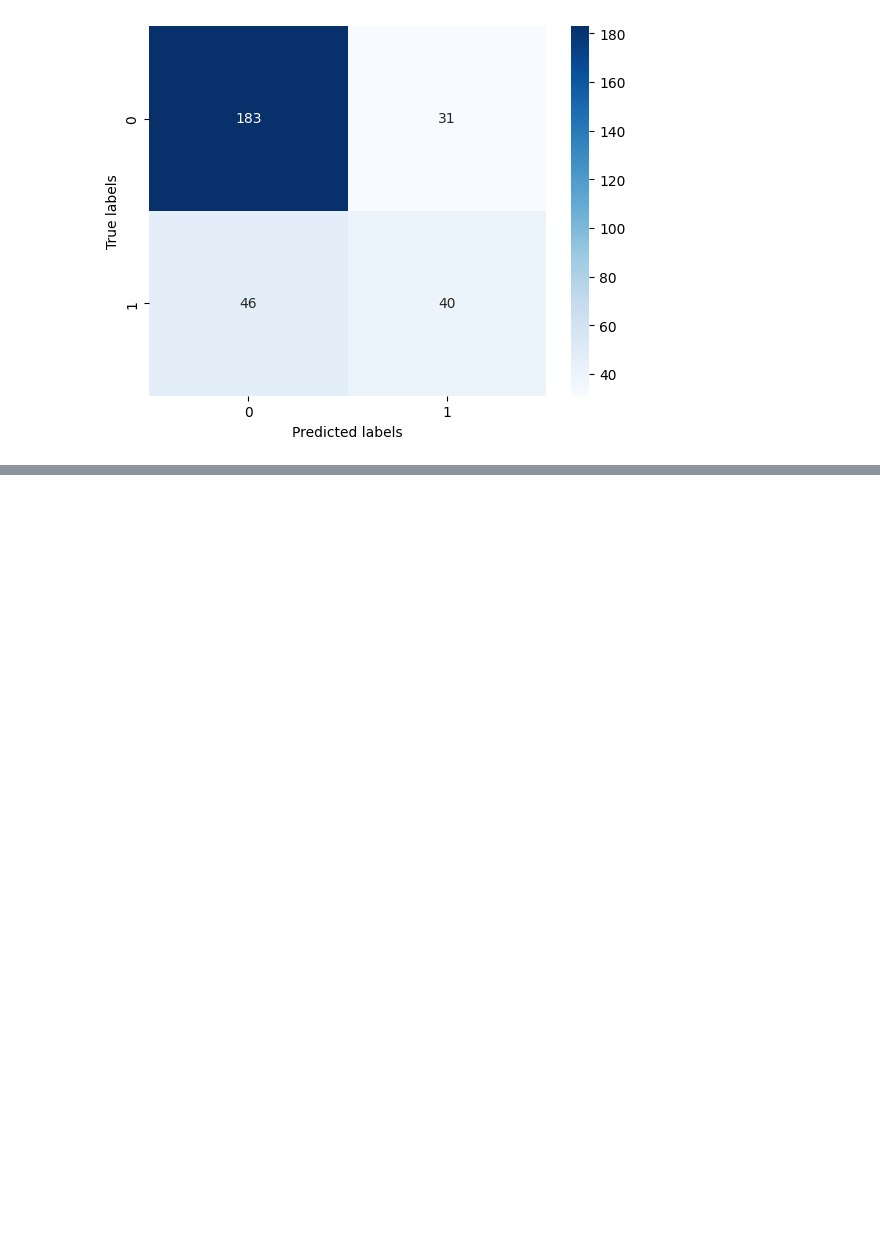
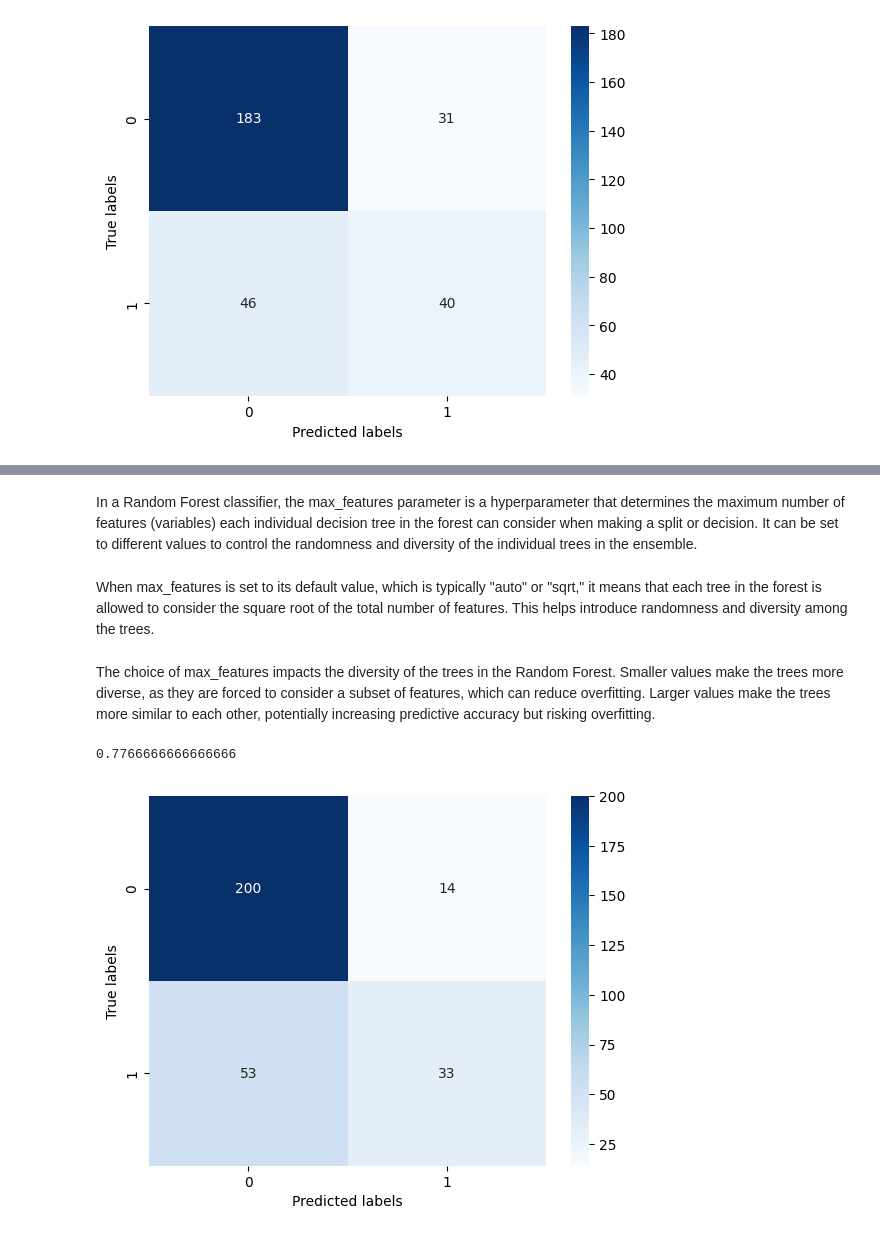
Before and after one commit to manasdhir/loan-defaulter-classification, a Jupyter notebook: Decision_trees.ipynb, the cells around one changed output, grey strips where cells are left out. Saved outputs shown, nothing was run; the diff lists cells and outputs as text; code cells hidden in the pictures; blank space fills up the shorter version.

```diff
--- a/Decision_trees.ipynb
+++ b/Decision_trees.ipynb
@@ -242,0 +371,24 @@ plt.show()
+# %% [markdown]
+
+In a Random Forest classifier, the max_features parameter is a hyperparameter that determines the maximum number of features (variables) each individual decision tree in the forest can consider when making a split or decision. It can be set to different values to control the randomness and diversity of the individual trees in the ensemble.
+# %% [markdown]
+When max_features is set to its default value, which is typically "auto" or "sqrt," it means that each tree in the forest is allowed to consider the square root of the total number of features. This helps introduce randomness and diversity among the trees.
+# %% [markdown]
+The choice of max_features impacts the diversity of the trees in the Random Forest. Smaller values make the trees more diverse, as they are forced to consider a subset of features, which can reduce overfitting. Larger values make the trees more similar to each other, potentially increasing predictive accuracy but risking overfitting.
+# %%
+from sklearn.ensemble import RandomForestClassifier
+rfcl = RandomForestClassifier(n_estimators = 50, random_state=1,max_features=12)
+rfcl = rfcl.fit(x_train, y_train)
+# %%
+y_predict = rfcl.predict(x_test)
+print(rfcl.score(x_test, y_test))
+cm=confusion_matrix(y_test, y_predict,labels=[0, 1])
+# %% [output]
+0.7766666666666666
+# %%
+sns.heatmap(cm, annot=True, fmt="d", cmap="Blues")
+plt.xlabel('Predicted labels')
+plt.ylabel('True labels')
+plt.show()
+# %% [output]
+[figure, added]
```
Also changed, not shown: parts of 36 cells of this notebook.
